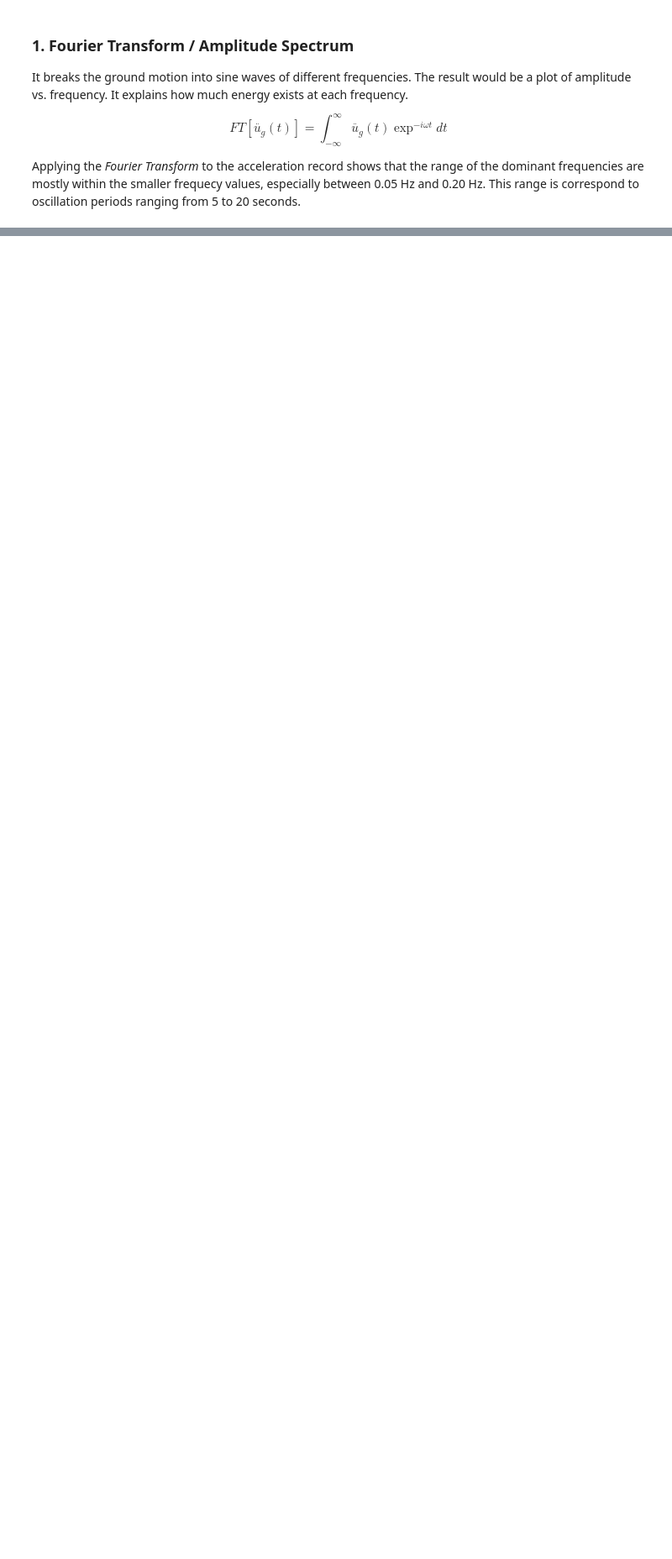
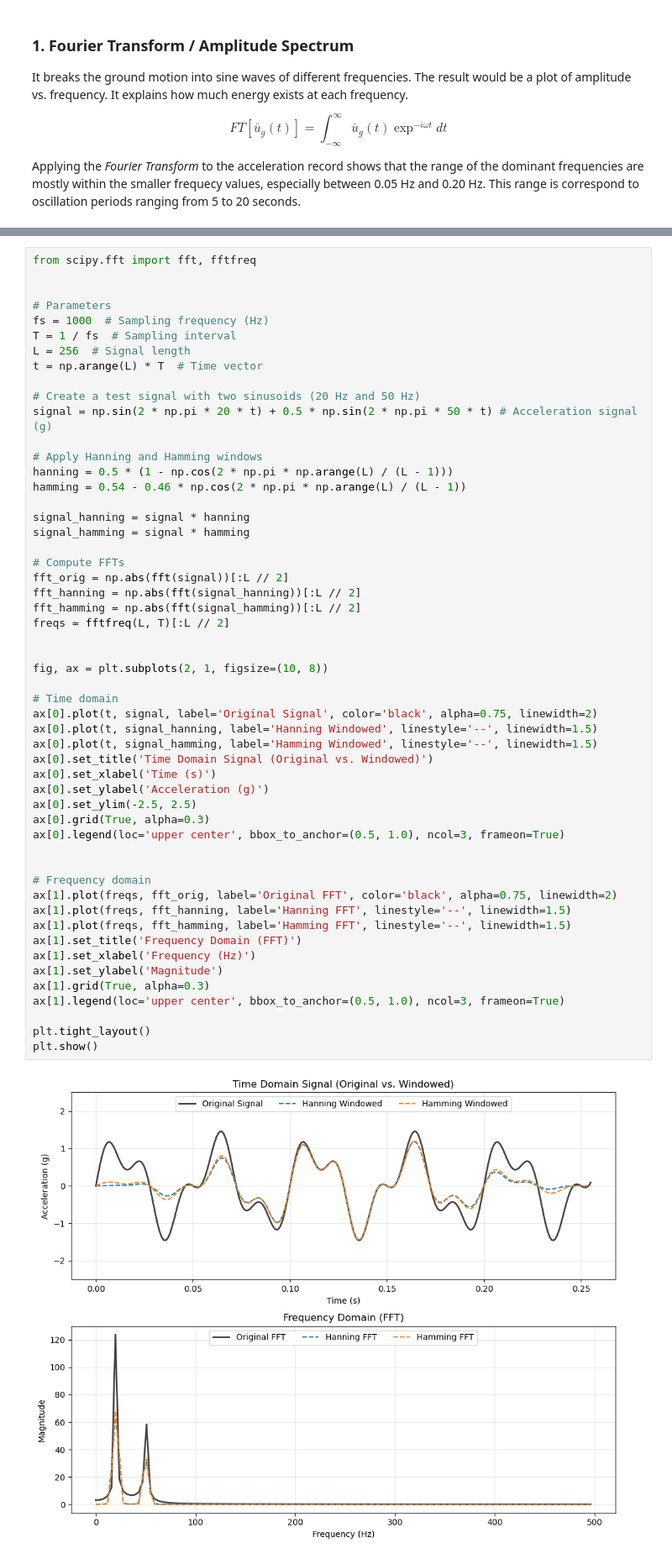
Before and after one commit to hkaragah/hkaragah.github.io, a Jupyter notebook: earthquake/frequency_content/frequency_content.ipynb, the cells around one changed output, grey strips where cells are left out. Shown at 84% size. Drawn from its saved outputs; the diff is of its cells as text; blank space fills up the shorter version.

```diff
--- a/earthquake/frequency_content/frequency_content.ipynb
+++ b/earthquake/frequency_content/frequency_content.ipynb
@@ -267,0 +413,55 @@ The PSD is often implemented using _Welch's Method_ for smoother estimates. The
+# %%
+from scipy.fft import fft, fftfreq
+
+
+# Parameters
+fs = 1000  # Sampling frequency (Hz)
+T = 1 / fs  # Sampling interval
+L = 256  # Signal length
+t = np.arange(L) * T  # Time vector
+
+# Create a test signal with two sinusoids (20 Hz and 50 Hz)
+signal = np.sin(2 * np.pi * 20 * t) + 0.5 * np.sin(2 * np.pi * 50 * t) # Acceleration signal (g)
+
+# Apply Hanning and Hamming windows
+hanning = 0.5 * (1 - np.cos(2 * np.pi * np.arange(L) / (L - 1)))
+hamming = 0.54 - 0.46 * np.cos(2 * np.pi * np.arange(L) / (L - 1))
+
+signal_hanning = signal * hanning
+signal_hamming = signal * hamming
+
+# Compute FFTs
+fft_orig = np.abs(fft(signal))[:L // 2]
+fft_hanning = np.abs(fft(signal_hanning))[:L // 2]
+fft_hamming = np.abs(fft(signal_hamming))[:L // 2]
+freqs = fftfreq(L, T)[:L // 2]
+
+
+fig, ax = plt.subplots(2, 1, figsize=(10, 8))
+
+# Time domain
+ax[0].plot(t, signal, label='Original Signal', color='black', alpha=0.75, linewidth=2)
+ax[0].plot(t, signal_hanning, label='Hanning Windowed', linestyle='--', linewidth=1.5)
+ax[0].plot(t, signal_hamming, label='Hamming Windowed', linestyle='--', linewidth=1.5)
+ax[0].set_title('Time Domain Signal (Original vs. Windowed)')
+ax[0].set_xlabel('Time (s)')
+ax[0].set_ylabel('Acceleration (g)')
+ax[0].set_ylim(-2.5, 2.5)
+ax[0].grid(True, alpha=0.3)
+ax[0].legend(loc='upper center', bbox_to_anchor=(0.5, 1.0), ncol=3, frameon=True)
+
+
+# Frequency domain
+ax[1].plot(freqs, fft_orig, label='Original FFT', color='black', alpha=0.75, linewidth=2)
+ax[1].plot(freqs, fft_hanning, label='Hanning FFT', linestyle='--', linewidth=1.5)
+ax[1].plot(freqs, fft_hamming, label='Hamming FFT', linestyle='--', linewidth=1.5)
+ax[1].set_title('Frequency Domain (FFT)')
+ax[1].set_xlabel('Frequency (Hz)')
+ax[1].set_ylabel('Magnitude')
+ax[1].grid(True, alpha=0.3)
+ax[1].legend(loc='upper center', bbox_to_anchor=(0.5, 1.0), ncol=3, frameon=True)
+
+plt.tight_layout()
+plt.show()
+# %% [output]
+[figure, added]
```
Also changed, not shown: parts of 27 cells of this notebook, 10 other files.
